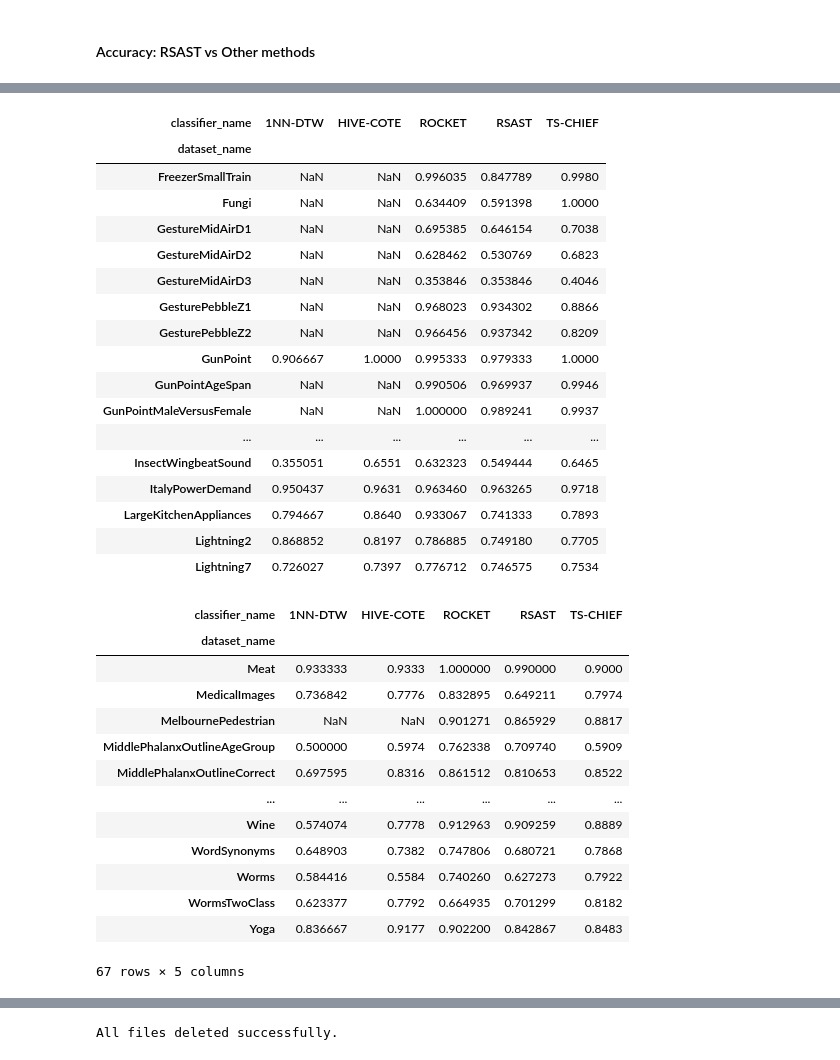
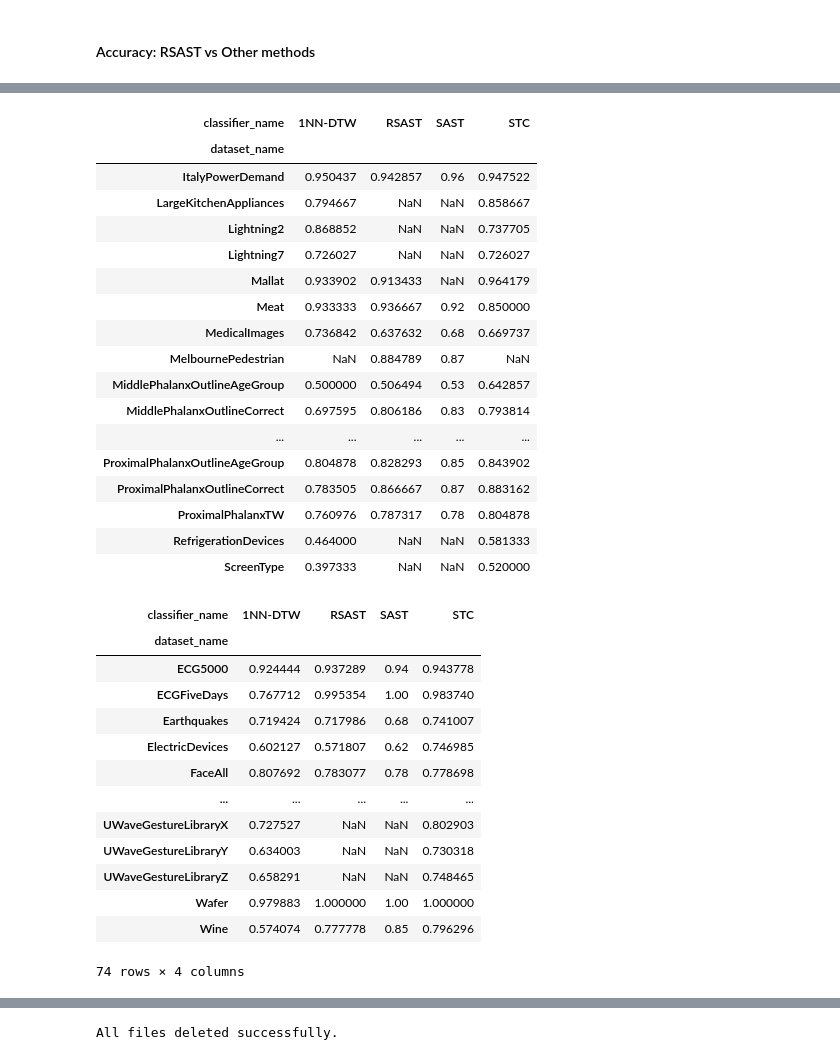
Before and after one commit to nirojasva/random_sast, a Jupyter notebook: ExperimentationRSAST/analysis_rsast_vs_other_method.ipynb, the cells around one changed output, grey strips where cells are left out. Cells and saved outputs as stored; diff of their text form; code cells hidden in the pictures.

```diff
--- a/ExperimentationRSAST/analysis_rsast_vs_other_method.ipynb
+++ b/ExperimentationRSAST/analysis_rsast_vs_other_method.ipynb
@@ -212,7 +212,7 @@ df_other_methods=pd.concat([df_other_methods,df])
 # Set directory where the RSAST result csv files are located
 
 directories=[]
-default_split_acfandpacf_k_1_10_sast=False
+default_split_acfandpacf_k_1_10_sast=True
 default_split_acfandpacf_k_1_10_notsast=False
 default_split_all_k_1_10=False
 default_split_all_acfandpacf_k_30_50=False
@@ -220,7 +220,7 @@ default_split_maxpacf_none_k_30_50=False
 default_split_all_acfandpacf=False
 default_split_all_acfandpacf_maxpacf_none_maxacf_k_1_50_p_1_100=False
 
-resampling_acfandpacf_k_1_10_sast=True
+resampling_acfandpacf_k_1_10_sast=False
 
 if default_split_acfandpacf_k_1_10_sast:
     directories.append(os.getcwd()+'/ExperimentationRSAST/results_rsast/Server17_Comparison_RSAST')
@@ -317,13 +317,13 @@ array(['BoP_UCR_10RES', 'BOSS_UCR_10RES', 'CID_DTW_UCR_10RES',
 # %%
 
 #Comparison RSAST, SAST and STC (No resampling)
-#df_other_methods=df_other_methods[df_other_methods['classifier_name'].isin(['ST_UCR_TRAIN_TEST','SAST_PAPERSAST_TRAIN_TEST','DTW_R1_1NN_UCR_TRAIN_TEST'])]
+df_other_methods=df_other_methods[df_other_methods['classifier_name'].isin(['ST_UCR_TRAIN_TEST','SAST_PAPERSAST_TRAIN_TEST','DTW_R1_1NN_UCR_TRAIN_TEST'])]
 #Comparison RSAST and Shapelet Methods (10 resampling)
 #df_other_methods=df_other_methods[df_other_methods['classifier_name'].isin(['RDST_RSAST_10RES','FS_UCR_10RES', 'LS_UCR_10RES','DTW_R1_1NN_UCR_TRAIN_TEST'])]
 #Comparison RSAST and Other Categories (distance, interval, dictionary)(10 resampling)
 #df_other_methods=df_other_methods[df_other_methods['classifier_name'].isin(['EE_UCR_10RES', 'TSBF_UCR_10RES','BOSS_UCR_10RES','DTW_R1_1NN_UCR_TRAIN_TEST'])]
 #Comparison RSAST and SOTA methods(10 resampling)
-df_other_methods=df_other_methods[df_other_methods['classifier_name'].isin(['Rocket_RSAST_10RES','HCTE_PAPERROCKET_AVG_10RES','CHIEF_PAPERROCKET_AVG_10RES','DTW_R1_1NN_UCR_TRAIN_TEST'])]
+#df_other_methods=df_other_methods[df_other_methods['classifier_name'].isin(['Rocket_RSAST_10RES','HCTE_PAPERROCKET_AVG_10RES','CHIEF_PAPERROCKET_AVG_10RES','DTW_R1_1NN_UCR_TRAIN_TEST'])]
 
 #df_other_methods=df_other_methods[df_other_methods['classifier_name'].isin(['R_DST_PAPERRDST_AVG_30RES','RDST_RSAST_10RES','Rocket_RSAST_10RES','Rocket_PAPERROCKET_AVG_10RES','HIVE-COTE_UCR_10RES','HCTE_PAPERROCKET_AVG_10RES'])]
 df_other_methods['classifier_name'].unique()
@@ -484,38 +483,38 @@ t_score_by_method.iloc[25:49,:]
 # %%
 t_score_by_method.iloc[49:75,:]
 # %% [output]
-| classifier_name | 1NN-DTW | HIVE-COTE | ROCKET | RSAST | TS-CHIEF |
-| dataset_name |  |  |  |  |  |
-| FreezerSmallTrain | NaN | NaN | 0.996035 | 0.847789 | 0.9980 |
-| Fungi | NaN | NaN | 0.634409 | 0.591398 | 1.0000 |
-| GestureMidAirD1 | NaN | NaN | 0.695385 | 0.646154 | 0.7038 |
-| GestureMidAirD2 | NaN | NaN | 0.628462 | 0.530769 | 0.6823 |
-| GestureMidAirD3 | NaN | NaN | 0.353846 | 0.353846 | 0.4046 |
-| GesturePebbleZ1 | NaN | NaN | 0.968023 | 0.934302 | 0.8866 |
-| GesturePebbleZ2 | NaN | NaN | 0.966456 | 0.937342 | 0.8209 |
-| GunPoint | 0.906667 | 1.0000 | 0.995333 | 0.979333 | 1.0000 |
-| GunPointAgeSpan | NaN | NaN | 0.990506 | 0.969937 | 0.9946 |
-| GunPointMaleVersusFemale | NaN | NaN | 1.000000 | 0.989241 | 0.9937 |
-| ... | ... | ... | ... | ... | ... |
-| InsectWingbeatSound | 0.355051 | 0.6551 | 0.632323 | 0.549444 | 0.6465 |
-| ItalyPowerDemand | 0.950437 | 0.9631 | 0.963460 | 0.963265 | 0.9718 |
-| LargeKitchenAppliances | 0.794667 | 0.8640 | 0.933067 | 0.741333 | 0.7893 |
-| Lightning2 | 0.868852 | 0.8197 | 0.786885 | 0.749180 | 0.7705 |
-| Lightning7 | 0.726027 | 0.7397 | 0.776712 | 0.746575 | 0.7534 |
+| classifier_name | 1NN-DTW | RSAST | SAST | STC |
+| dataset_name |  |  |  |  |
+| ItalyPowerDemand | 0.950437 | 0.942857 | 0.96 | 0.947522 |
+| LargeKitchenAppliances | 0.794667 | NaN | NaN | 0.858667 |
+| Lightning2 | 0.868852 | NaN | NaN | 0.737705 |
+| Lightning7 | 0.726027 | NaN | NaN | 0.726027 |
+| Mallat | 0.933902 | 0.913433 | NaN | 0.964179 |
+| Meat | 0.933333 | 0.936667 | 0.92 | 0.850000 |
+| MedicalImages | 0.736842 | 0.637632 | 0.68 | 0.669737 |
+| MelbournePedestrian | NaN | 0.884789 | 0.87 | NaN |
+| MiddlePhalanxOutlineAgeGroup | 0.500000 | 0.506494 | 0.53 | 0.642857 |
+| MiddlePhalanxOutlineCorrect | 0.697595 | 0.806186 | 0.83 | 0.793814 |
+| ... | ... | ... | ... | ... |
+| ProximalPhalanxOutlineAgeGroup | 0.804878 | 0.828293 | 0.85 | 0.843902 |
+| ProximalPhalanxOutlineCorrect | 0.783505 | 0.866667 | 0.87 | 0.883162 |
+| ProximalPhalanxTW | 0.760976 | 0.787317 | 0.78 | 0.804878 |
+| RefrigerationDevices | 0.464000 | NaN | NaN | 0.581333 |
+| ScreenType | 0.397333 | NaN | NaN | 0.520000 |
 # %%
-t_score_by_method.iloc[76:,:]
+t_score_by_method.iloc[25:99,:]
 # %% [output]
-| classifier_name | 1NN-DTW | HIVE-COTE | ROCKET | RSAST | TS-CHIEF |
-| dataset_name |  |  |  |  |  |
-| Meat | 0.933333 | 0.9333 | 1.000000 | 0.990000 | 0.9000 |
-| MedicalImages | 0.736842 | 0.7776 | 0.832895 | 0.649211 | 0.7974 |
-| MelbournePedestrian | NaN | NaN | 0.901271 | 0.865929 | 0.8817 |
-| MiddlePhalanxOutlineAgeGroup | 0.500000 | 0.5974 | 0.762338 | 0.709740 | 0.5909 |
-| MiddlePhalanxOutlineCorrect | 0.697595 | 0.8316 | 0.861512 | 0.810653 | 0.8522 |
-| ... | ... | ... | ... | ... | ... |
-| Wine | 0.574074 | 0.7778 | 0.912963 | 0.909259 | 0.8889 |
-| WordSynonyms | 0.648903 | 0.7382 | 0.747806 | 0.680721 | 0.7868 |
-| Worms | 0.584416 | 0.5584 | 0.740260 | 0.627273 | 0.7922 |
-| WormsTwoClass | 0.623377 | 0.7792 | 0.664935 | 0.701299 | 0.8182 |
-| Yoga | 0.836667 | 0.9177 | 0.902200 | 0.842867 | 0.8483 |
+| classifier_name | 1NN-DTW | RSAST | SAST | STC |
+| dataset_name |  |  |  |  |
+| ECG5000 | 0.924444 | 0.937289 | 0.94 | 0.943778 |
+| ECGFiveDays | 0.767712 | 0.995354 | 1.00 | 0.983740 |
+| Earthquakes | 0.719424 | 0.717986 | 0.68 | 0.741007 |
+| ElectricDevices | 0.602127 | 0.571807 | 0.62 | 0.746985 |
+| FaceAll | 0.807692 | 0.783077 | 0.78 | 0.778698 |
+| ... | ... | ... | ... | ... |
+| UWaveGestureLibraryX | 0.727527 | NaN | NaN | 0.802903 |
+| UWaveGestureLibraryY | 0.634003 | NaN | NaN | 0.730318 |
+| UWaveGestureLibraryZ | 0.658291 | NaN | NaN | 0.748465 |
+| Wafer | 0.979883 | 1.000000 | 1.00 | 1.000000 |
+| Wine | 0.574074 | 0.777778 | 0.85 | 0.796296 |
-67 rows × 5 columns
+74 rows × 4 columns
```
Also changed, not shown: parts of 21 cells of this notebook, 31 other files.
